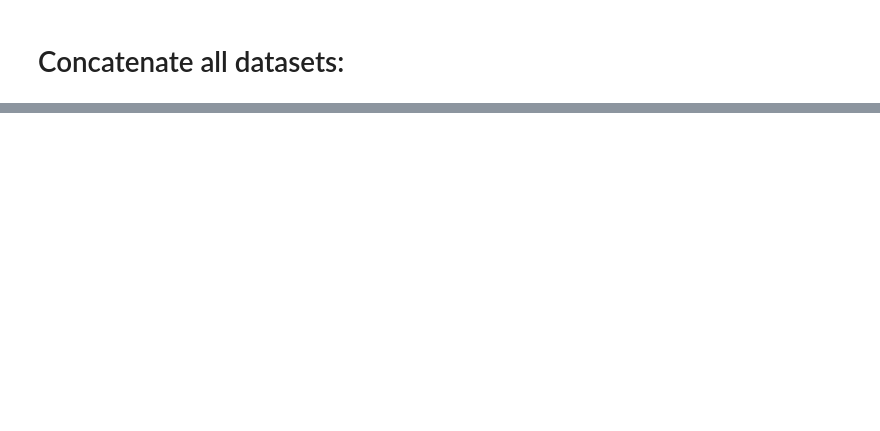
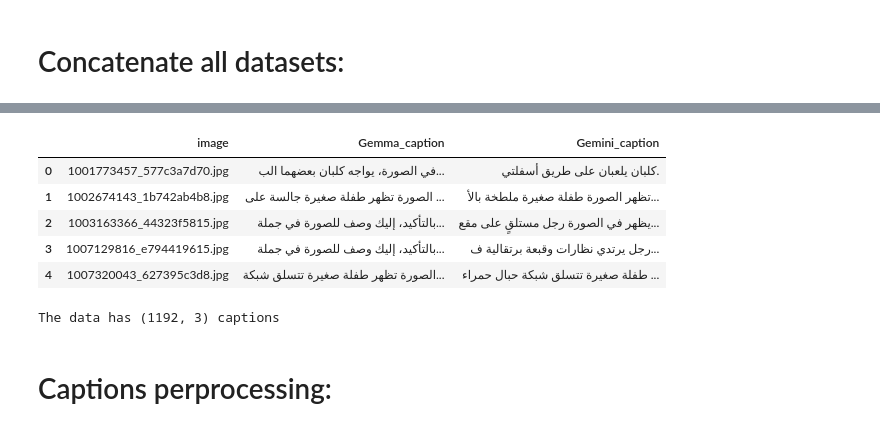
Before and after one commit to khaoula023/image_caption_generation, a Jupyter notebook: research/caption_preprocessing.ipynb, the cells around one changed output, grey strips where cells are left out. Drawn from its saved outputs; the diff is of its cells as text; code cells hidden in the pictures; blank space fills up the shorter version.

```diff
--- a/research/caption_preprocessing.ipynb
+++ b/research/caption_preprocessing.ipynb
@@ -74,0 +61,3 @@ df.head()
+# %%
+df = df.dropna(subset=["caption"]).reset_index(drop=True)
+df.shape
@@ -75,10 +86,10 @@ df.head()
 # %% [markdown]
 # Load Gemini Datasets:
 # %%
-gemini_1 = pd.read_csv("artifacts\Gemini_captions\Gemini_captions_day1.csv")
-gemini_2 = pd.read_csv("artifacts\Gemini_captions\Gemini_captions_day2.csv")
-gemini_3 = pd.read_csv("artifacts\Gemini_captions\Gemini_captions_day3.csv")
-gemini_4 = pd.read_csv("artifacts\Gemini_captions\Gemini_captions_day4.csv")
-gemini_5 = pd.read_csv("artifacts\Gemini_captions\Gemini_captions_day5.csv")
+gemini_1 = pd.read_csv("Data\Gemini_captions\Gemini_captions_day1.csv")
+gemini_2 = pd.read_csv("Data\Gemini_captions\Gemini_captions_day2.csv")
+gemini_3 = pd.read_csv("Data\Gemini_captions\Gemini_captions_day3.csv")
+gemini_4 = pd.read_csv("Data\Gemini_captions\Gemini_captions_day4.csv")
+gemini_5 = pd.read_csv("Data\Gemini_captions\Gemini_captions_day5.csv")
 print(f'gemini_1 has{gemini_1.shape}, gemini_2 has{gemini_2.shape}, gemini_3 has{gemini_3.shape}, gemini_4 has{gemini_4.shape}, gemini_5 has{gemini_5.shape}')
 gemini_1.head()
@@ -87,2 +104,9 @@ gemini_1.head()
 # %% [markdown]
 # Concatenate all datasets:
+# %%
+data1 = pd.concat([gemini_1, gemini_2], ignore_index=True)
+data2 = pd.concat([gemini_3, gemini_4, gemini_5], ignore_index=True)
+
+gemini_df = pd.concat([data1, data2], ignore_index=True)
+print(gemini_df.shape)
+gemini_df.head()
@@ -88,0 +126,3 @@ gemini_1.head()
+# %%
+gemini_df = gemini_df.dropna(subset=["caption"]).reset_index(drop=True)
+gemini_df.shape
@@ -88,0 +151,17 @@ gemini_1.head()
+# %%
+caption_df = pd.merge(df, gemini_df, on="image", how="inner")
+caption_df.columns = ["image", "Gemma_caption", "Gemini_caption"]
+caption_df.head()
+# %% [output]
+|  | image | Gemma_caption | Gemini_caption |
+| 0 | 1001773457_577c3a7d70.jpg | في الصورة، يواجه كلبان بعضهما الب... | كلبان يلعبان على طريق أسفلتي. |
+| 1 | 1002674143_1b742ab4b8.jpg | الصورة تظهر طفلة صغيرة جالسة على ... | تظهر الصورة طفلة صغيرة ملطخة بالأ... |
+| 2 | 1003163366_44323f5815.jpg | بالتأكيد، إليك وصف للصورة في جملة... | يظهر في الصورة رجل مستلقٍ على مقع... |
+| 3 | 1007129816_e794419615.jpg | بالتأكيد، إليك وصف للصورة في جملة... | رجل يرتدي نظارات وقبعة برتقالية ف... |
+| 4 | 1007320043_627395c3d8.jpg | الصورة تظهر طفلة صغيرة تتسلق شبكة... | طفلة صغيرة تتسلق شبكة حبال حمراء ... |
+# %%
+print(f'The data has {caption_df.shape} captions')
+# %% [output]
+The data has (1192, 3) captions
+# %% [markdown]
+# Captions perprocessing:
```
Also changed, not shown: parts of 28 cells of this notebook, 3 other files.
